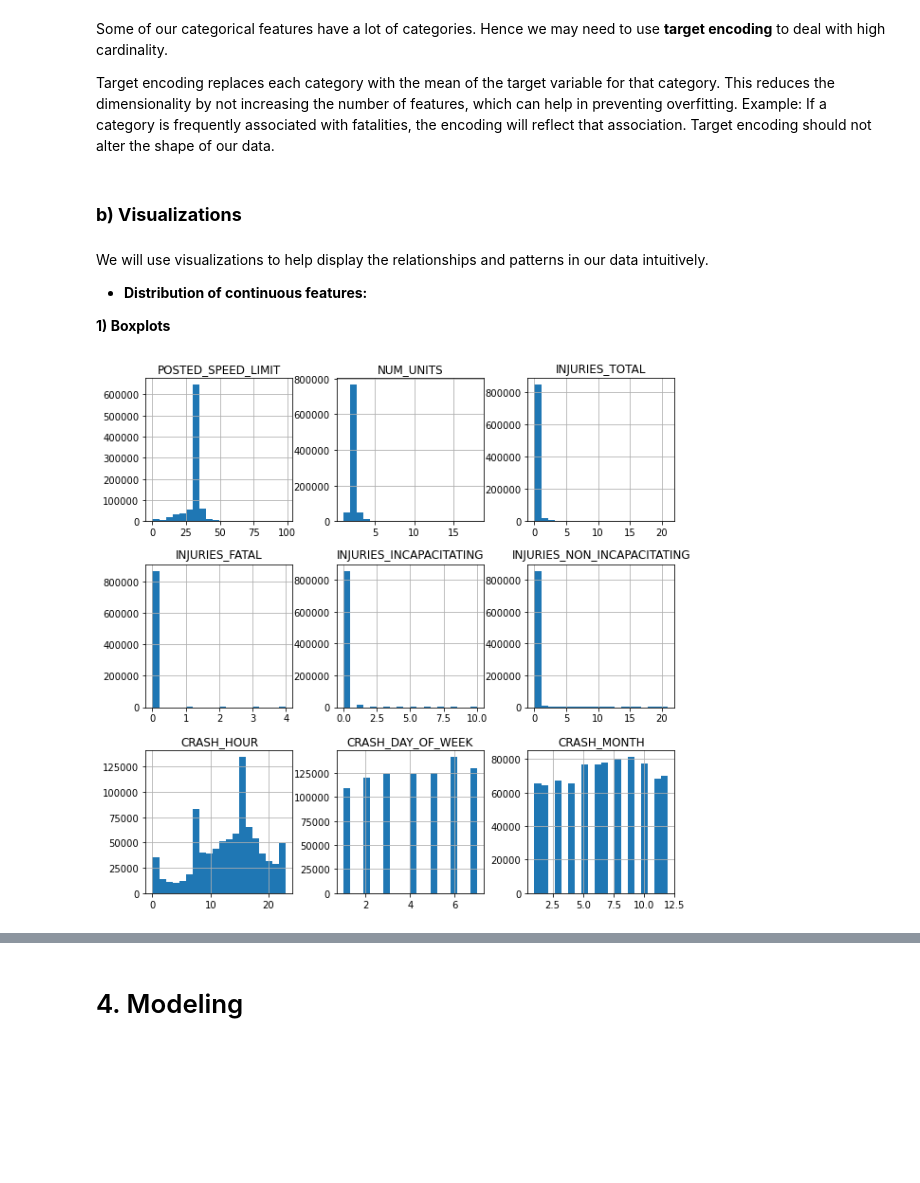
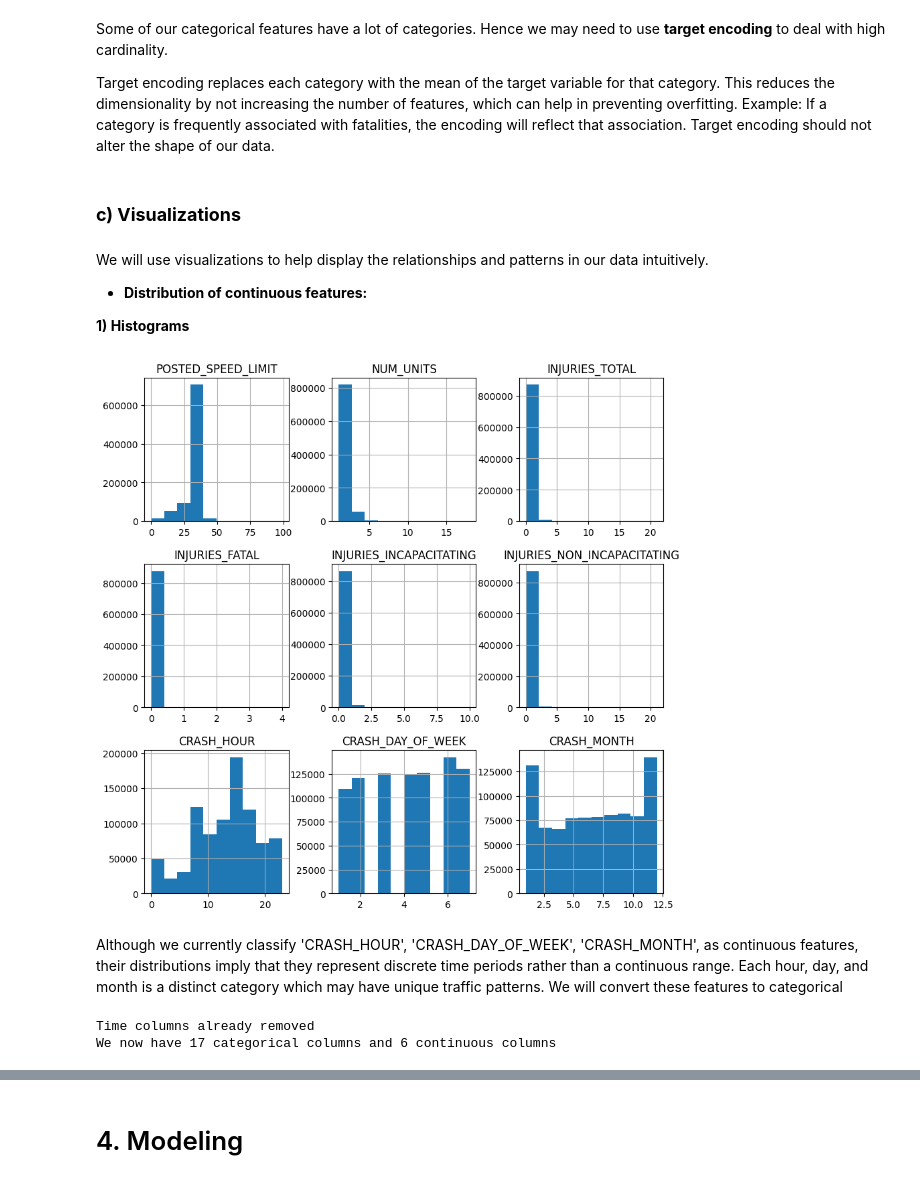
Before and after one commit to MMJGGR/Phase_4_Project, a Jupyter notebook: index.ipynb, the cells around one changed output, grey strips where cells are left out. Drawn from its saved outputs; the diff is of its cells as text; code cells hidden in the pictures; blank space fills up the shorter version.

```diff
--- a/index.ipynb
+++ b/index.ipynb
@@ -183,4 +351,6 @@ dtype: float64
 # %%
-print([col for col in relevant_data.columns
-    if relevant_data[col].isna().sum()/relevant_data.shape[0]*100 > 50])
+columns_to_drop = [col for col in relevant_data.columns if relevant_data[col].isna().sum()/relevant_data.shape[0]*100 > 50]
+relevant_data = relevant_data.drop(columns = columns_to_drop, axis=1)
+
+print(relevant_data.isna().sum())
 # %% [output]
@@ -201,10 +373,0 @@ Below we deal with missing values for these columns
-# %%
-columns_to_fill_with_N = ['INTERSECTION_RELATED_I', 'NOT_RIGHT_OF_WAY_I',
-    'HIT_AND_RUN_I', 'WORK_ZONE_I', 'WORK_ZONE_TYPE', 'WORKERS_PRESENT_I']  #columns with many missing values which should actually be N
-
-# Fill the selected columns with 'N'
-relevant_data[columns_to_fill_with_N] = relevant_data[columns_to_fill_with_N].fillna('N') #fill the columns with N
-
-# Fill 'WORK_ZONE_TYPE' with 'Other'
-relevant_data['WORK_ZONE_TYPE'] = relevant_data['WORK_ZONE_TYPE'].fillna('Other') #fill this column with Other
-relevant_data.head()
@@ -239,5 +374,2 @@ dtype: int64
 # %% [markdown]
 We can drop the remaining columns with missing values as their number is small and unlikely to affect the overall data distribution materially
-# %%
-relevant_data.dropna(inplace=True)
-relevant_data.isna().sum().sum()
@@ -245,0 +376,4 @@ relevant_data.isna().sum().sum()
+# %%
+relevant_data = relevant_data.dropna()
+print('We now have {} rows with missing values'.format(relevant_data.isna().sum().sum()))
+print('Our data now has {} rows and {} columns'.format(relevant_data.shape[0], relevant_data.shape[1]))
@@ -291,16 +428,36 @@ Some of our categorical features have a lot of categories. Hence we may need to
 
 Target encoding replaces each category with the mean of the target variable for that category. This reduces the dimensionality by not increasing the number of features, which can help in preventing overfitting. Example: If a category is frequently associated with fatalities, the encoding will reflect that association. Target encoding should not alter the shape of our data.
 # %% [markdown]
-### **b) Visualizations**
+### **c) Visualizations**
 # %% [markdown]
 We will use visualizations to help display the relationships and patterns in our data intuitively.
 
 - **Distribution of continuous features:**
 
-**1) Boxplots**
+**1) Histograms**
 # %%
 import matplotlib.pyplot as plt
-relevant_data[continuous_columns].hist(figsize=(10, 10), bins=20)
+relevant_data[continuous_columns].hist(figsize=(10, 10), bins=10) #plot histograms
 plt.show()
 # %% [output]
-[figure, old version]
+[figure, new version]
+# %% [markdown]
+Although we currently classify 'CRASH_HOUR', 'CRASH_DAY_OF_WEEK', 'CRASH_MONTH', as continuous features, their distributions imply that they represent discrete time periods rather than a continuous range. Each hour, day, and month is a distinct category which may have unique traffic patterns. We will convert these features to categorical
+# %%
+time_col = ['CRASH_HOUR', 'CRASH_DAY_OF_WEEK', 'CRASH_MONTH']
+
+
+for col in time_col:
+  if col in relevant_data[continuous_columns]:
+    categorical_columns.append(col)
+    continuous_columns.remove(col)
+    relevant_data[col] = relevant_data[col].astype('object')
+  else:
+    continue
+print('Time columns already removed')
+
+
+print(f"We now have {len(categorical_columns)} categorical columns and {len(continuous_columns)} continuous columns")
+# %% [output]
+Time columns already removed
+We now have 17 categorical columns and 6 continuous columns
```
Also changed, not shown: parts of 103 cells of this notebook, 1 other file.
